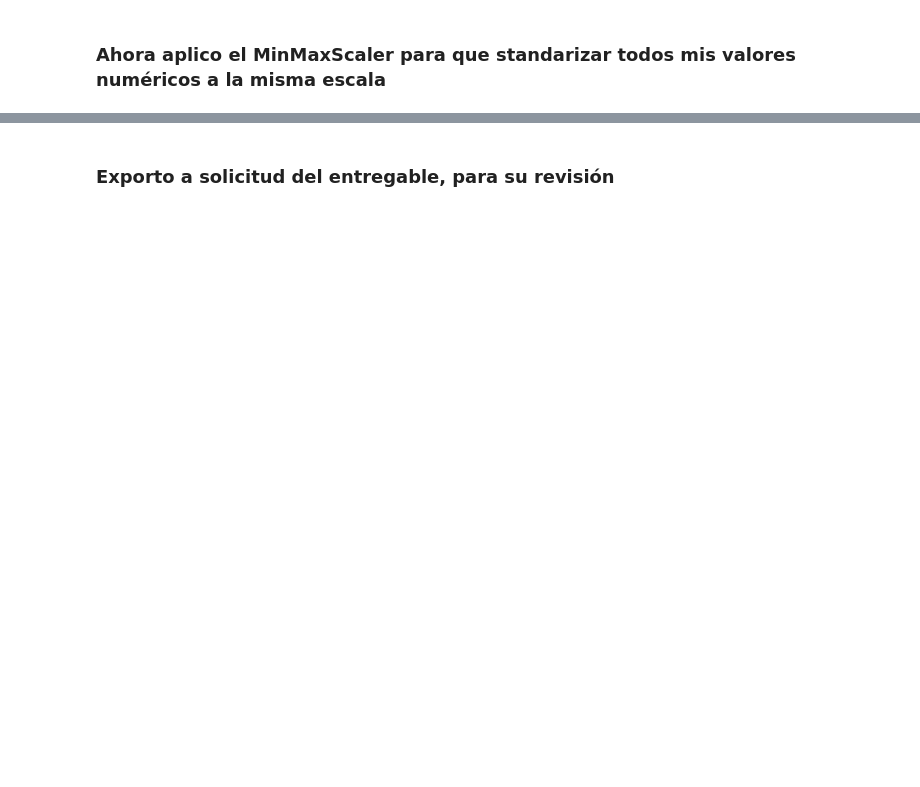
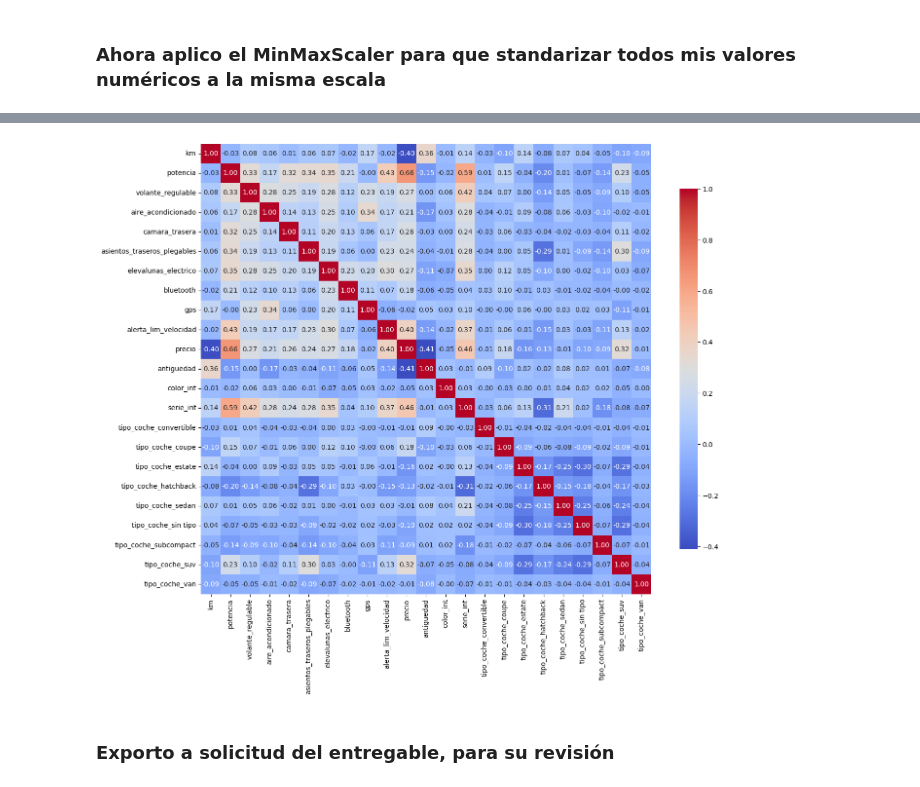
Before and after one commit to Unbiunio/Project-BMW, a Jupyter notebook: df_bmw.ipynb, the cells around one changed output, grey strips where cells are left out. Cells and saved outputs as stored; diff of their text form; code cells hidden in the pictures; blank space fills up the shorter version.

```diff
--- a/df_bmw.ipynb
+++ b/df_bmw.ipynb
@@ -1057,9 +1077,7 @@ pd.reset_option("max_columns")
 # %%
 minMaxResultado = MinMaxScaler()
 # %%
-l_numericas2, l_booleanos2, l_categoricas2 = get_list_var(df_bmw11)
+l_numericas2, l_booleanos2, l_categoricas2 = get_list_var(df_bmw)
-# %%
-l_numericas2.remove('log_precio')
 # %%
 l_numericas2
 # %% [output]
@@ -1067,3 +1085,3 @@ l_numericas2
 # %%
-df_bmw11[l_numericas2] = minMaxResultado.fit_transform(df_bmw11[l_numericas2])
+df_bmw[l_numericas2] = minMaxResultado.fit_transform(df_bmw[l_numericas2])
 # %%
@@ -1089,2 +1107,2 @@ memory usage: 590.8 KB
 # %%
-corr = df_bmw11.corr(numeric_only=True)
+corr = df_bmw.corr(numeric_only=True)
@@ -1111,3 +1109,9 @@ corr.style.background_gradient(cmap='coolwarm')
+# %%
+plt.figure(figsize=(15, 12))
+sns.heatmap(corr, annot=True, cmap='coolwarm', fmt='.2f', square=True, cbar_kws={"shrink": .8})
+plt.show()
+# %% [output]
+[figure, added]
 # %% [markdown]
 ### Exporto a solicitud del entregable, para su revisión
 # %%
```
Also changed, not shown: parts of 30 cells of this notebook.
